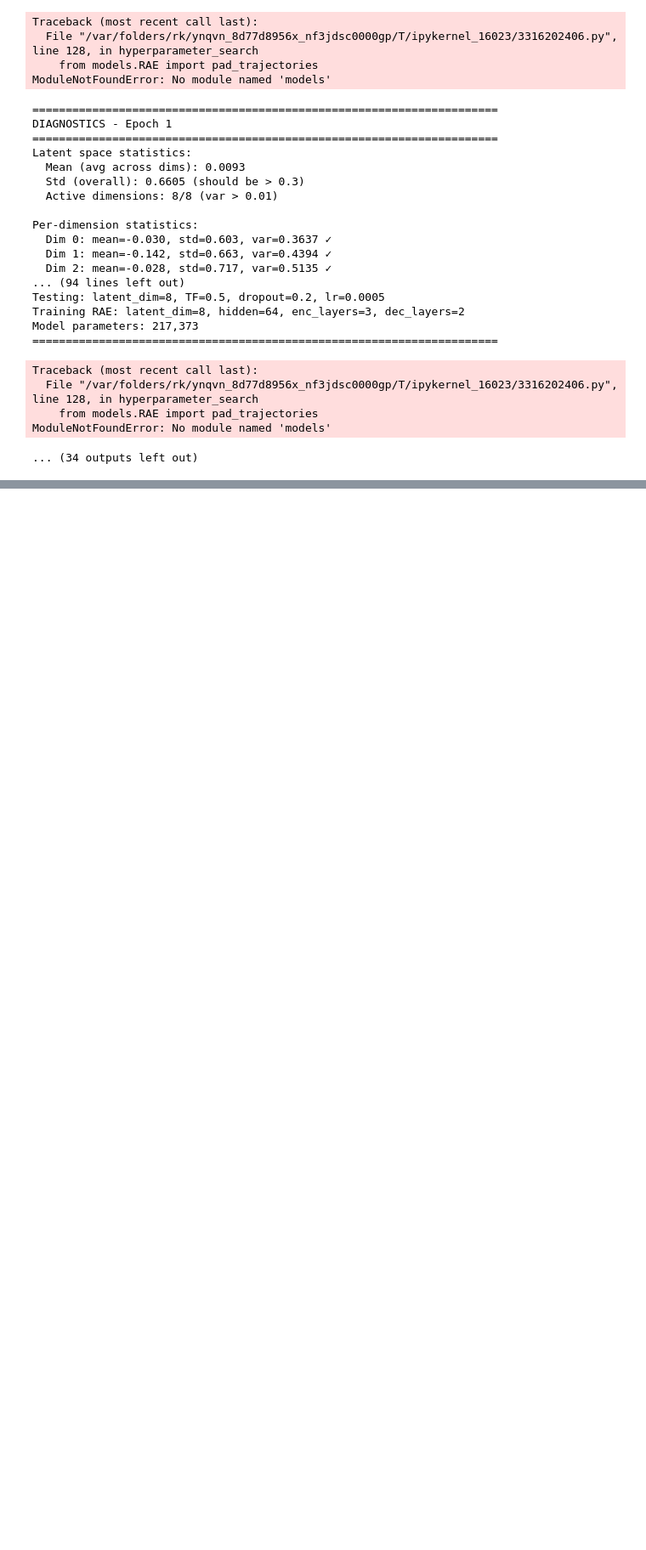
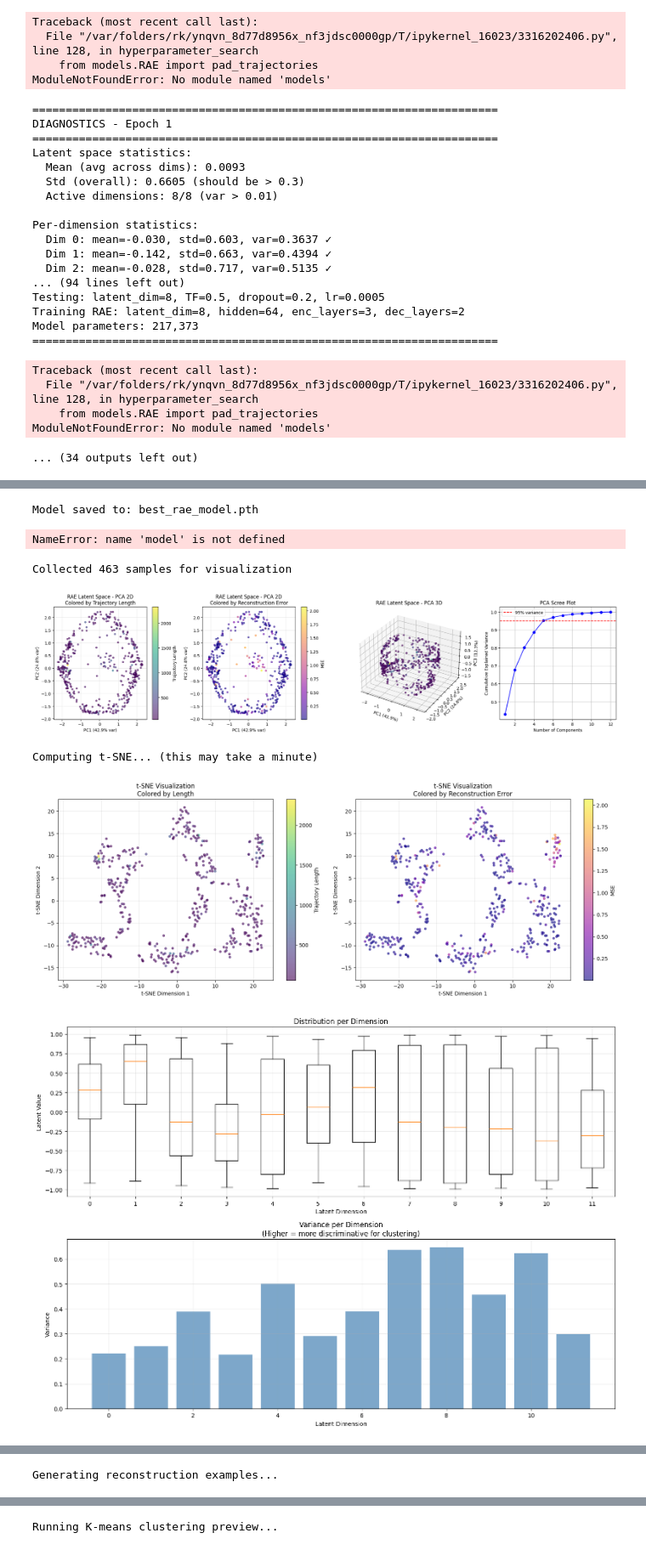
Before and after one commit to bodvarsdottirkristin/DL-group-63-P29, a Jupyter notebook: src/models/train_RAE.ipynb, the cells around one changed output, grey strips where cells are left out. Shown at 85% size. Cells and saved outputs as stored; diff of their text form; code cells hidden in the pictures; blank space fills up the shorter version.

Commit message:
Updated clustering and added a couple of trajectories
Test trajectories are in the models folder

```diff
--- a/src/models/train_RAE.ipynb
+++ b/src/models/train_RAE.ipynb
@@ -609,6 +609,21 @@ df
 | 5 | 12 | 0.5 | 0.2 | 0.001 | 3 | 2 | 64 | ... |
 | 6 | 12 | 0.7 | 0.1 | 0.001 | 3 | 2 | 64 | ... |
 | 7 | 12 | 0.7 | 0.2 | 0.001 | 3 | 2 | 64 | ... |
+# %%
+feature_size = 5
+encoder_layers = 3
+decoder_layers = 2
+latent_dim = 12
+hidden_size = 64
+learning_rate = 0.001
+batch_size = 256
+max_epochs = 50
+teacher_forcing_ratio = 0.3
+dropout = 0.2
+
+batch_size = 256
+max_epochs = 50
+patience = 10
 # %%
 model, train_losses, val_losses = RAE.train_RAE(
     train_dataset,
@@ -646,0 +662,24 @@ Epoch 16/50 [TF=0.3] - Train: 0.2036, Val: 1.9639 (patience: 2/10)
+# %%
+# Save the model (the best one is already loaded from epoch 30)
+torch.save({
+    'model_state_dict': model.state_dict(),
+    'epoch': 30,  # or whichever epoch was best
+    'val_loss': 1.5638,
+    'hyperparameters': {
+        'latent_dim': latent_dim,
+        'hidden_size': hidden_size,
+        'encoder_layers': encoder_layers,
+        'decoder_layers': decoder_layers,
+        'teacher_forcing_ratio': teacher_forcing_ratio,
+        'dropout': dropout,
+        'feature_size': feature_size
+    }
+}, 'best_rae_model.pth')
+
+print("Model saved to: best_rae_model.pth")
+# %% [output]
+Model saved to: best_rae_model.pth
+# %%
+model
+# %% [output]
+NameError: name 'model' is not defined
@@ -646,0 +1148,28 @@ Epoch 16/50 [TF=0.3] - Train: 0.2036, Val: 1.9639 (patience: 2/10)
+# %%
+# Create visualization loader
+viz_loader = DataLoader(
+    val_dataset,
+    batch_size=batch_size,
+    shuffle=False,
+    collate_fn=pad_trajectories
+)
+
+# Run RAE visualization
+rae_results = visualize_rae_latent_space(
+    model=model,  # Your trained RAE model
+    data_loader=viz_loader,
+    device=device,
+    save_dir='rae_visualizations',
+    max_samples=5000
+)
+
+# Access results
+latents = rae_results['latents']
+health_score = rae_results['health_score']
+pca_transform = rae_results['pca_2d']
+# %% [output]
+Collected 463 samples for visualization
+[figure, added]
+Computing t-SNE... (this may take a minute)
+[figure, added]
+[figure, added]
@@ -646,0 +1177 @@ Epoch 16/50 [TF=0.3] - Train: 0.2036, Val: 1.9639 (patience: 2/10)
+Generating reconstruction examples...
@@ -646,0 +1179 @@ Epoch 16/50 [TF=0.3] - Train: 0.2036, Val: 1.9639 (patience: 2/10)
+Running K-means clustering preview...
```
Also changed, not shown: parts of 11 cells of this notebook, 14 other files.
